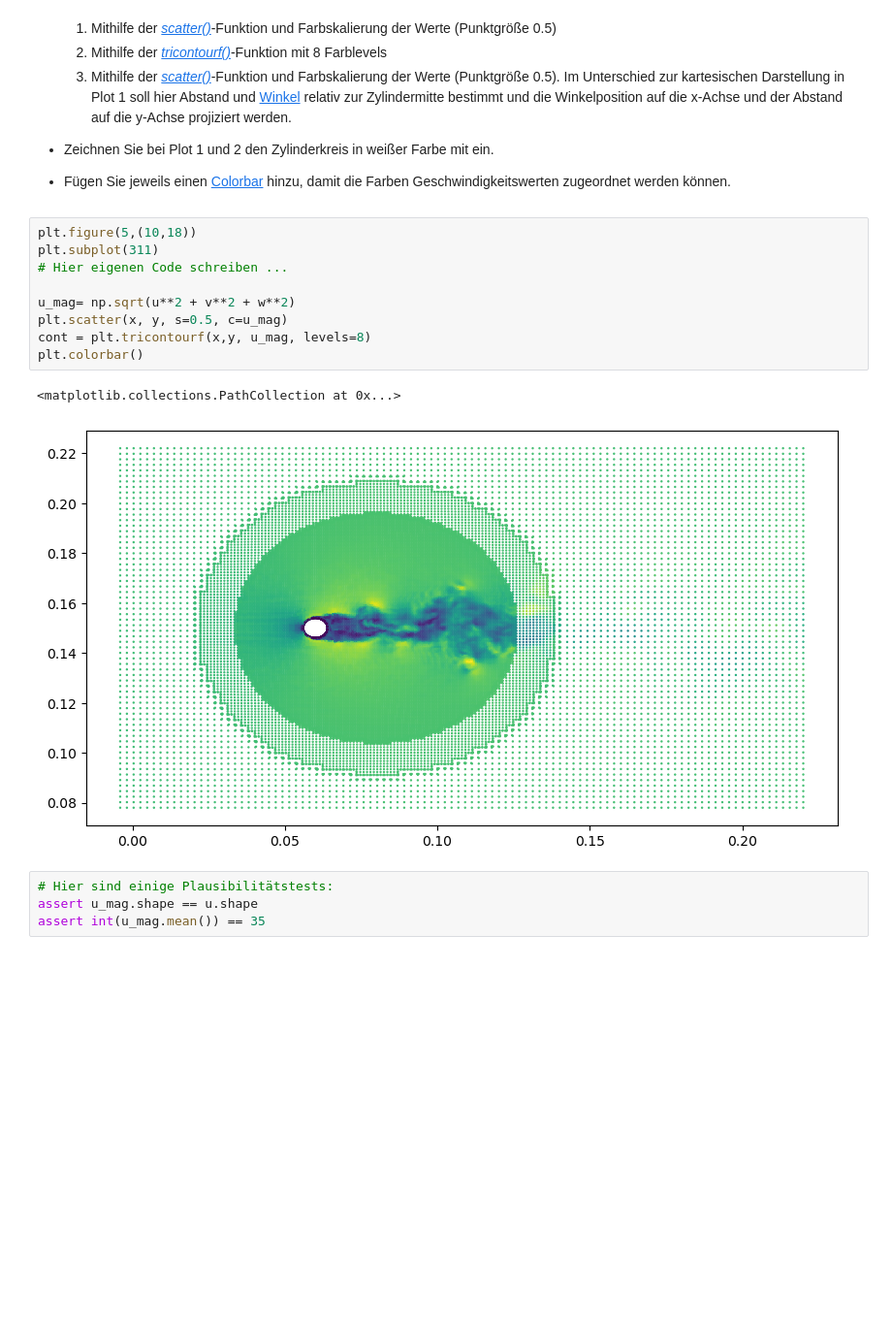
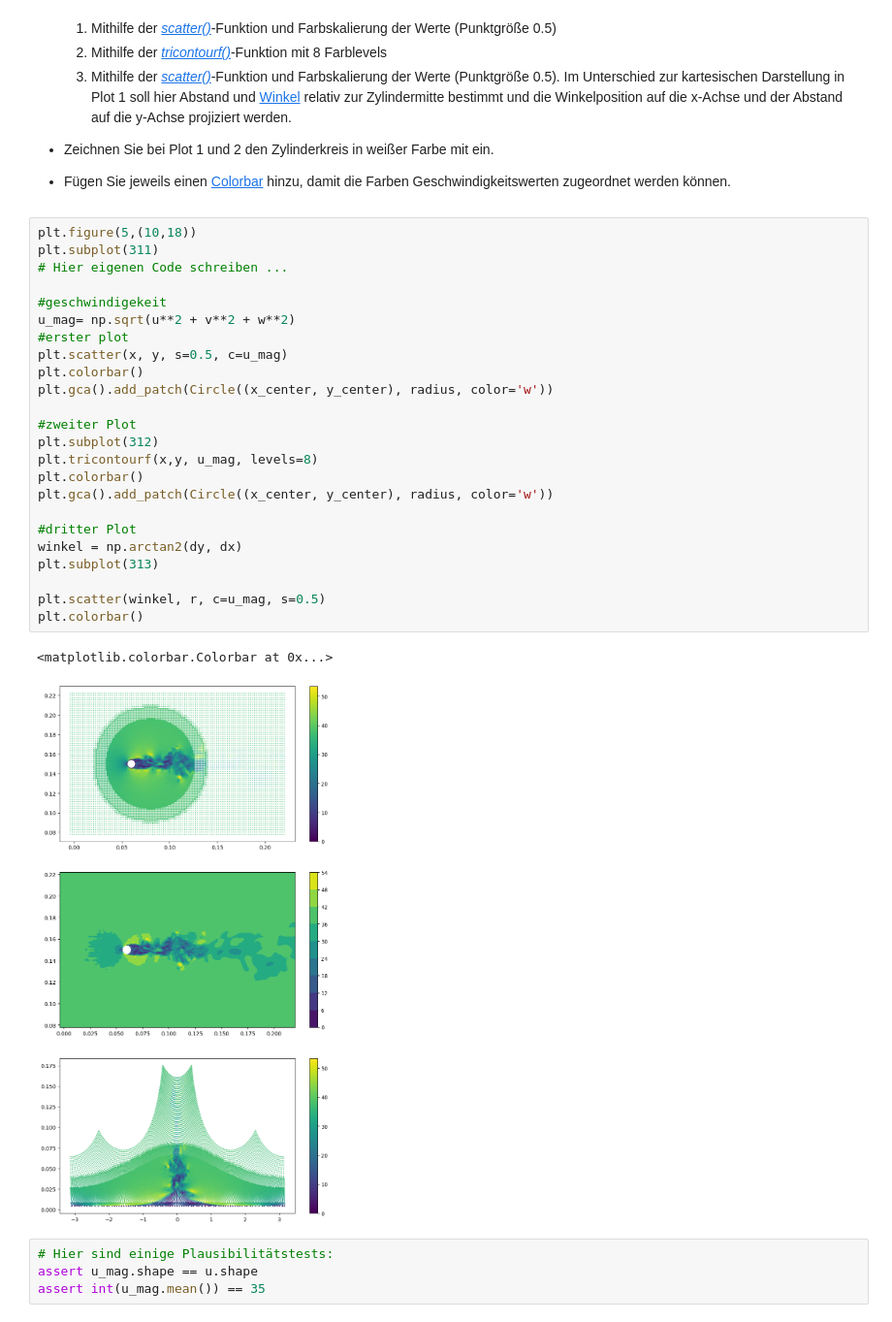
Before and after one commit to atkinsanton-source/PA3_Destroyers, a Jupyter notebook: PA3.ipynb, the cells around one changed output. Shown at 97% size. Cells and saved outputs as stored; diff of their text form; blank space fills up the shorter version.

```diff
--- a/PA3.ipynb
+++ b/PA3.ipynb
@@ -190,15 +200,30 @@ assert u_min < 0 < w_avg < 30 < u_max < 60
 # %%
 plt.figure(5,(10,18))
 plt.subplot(311)
 # Hier eigenen Code schreiben ...
 
+#geschwindigekeit
 u_mag= np.sqrt(u**2 + v**2 + w**2)
+#erster plot
 plt.scatter(x, y, s=0.5, c=u_mag)
-cont = plt.tricontourf(x,y, u_mag, levels=8)
 plt.colorbar()
+plt.gca().add_patch(Circle((x_center, y_center), radius, color='w'))
+
+#zweiter Plot
+plt.subplot(312)
+plt.tricontourf(x,y, u_mag, levels=8)
+plt.colorbar()
+plt.gca().add_patch(Circle((x_center, y_center), radius, color='w'))
+
+#dritter Plot
+winkel = np.arctan2(dy, dx)
+plt.subplot(313)
+
+plt.scatter(winkel, r, c=u_mag, s=0.5)
+plt.colorbar()
 # %% [output]
-<matplotlib.collections.PathCollection at 0x...>
+<matplotlib.colorbar.Colorbar at 0x...>
-[figure, old version]
+[figure, new version]
 # %%
 # Hier sind einige Plausibilitätstests:
 assert u_mag.shape == u.shape
```
Also changed, not shown: parts of 2 cells of this notebook.
